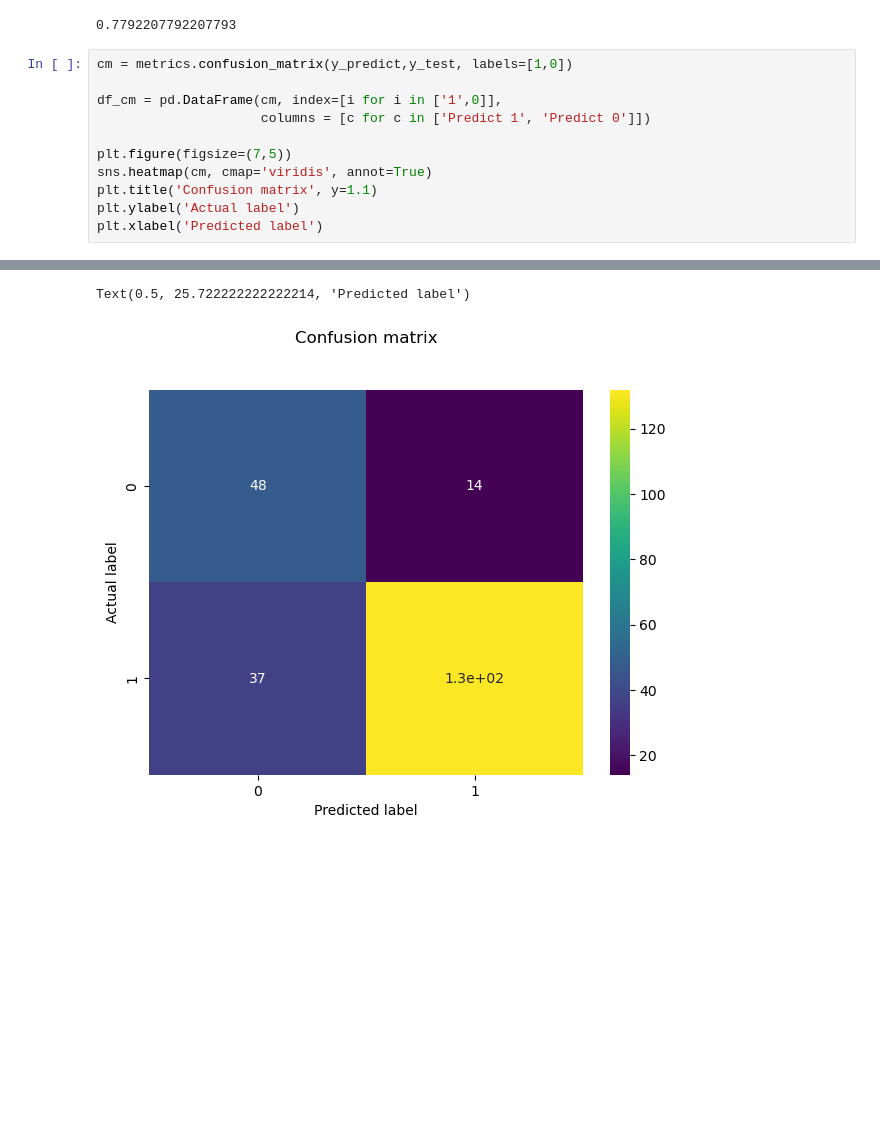
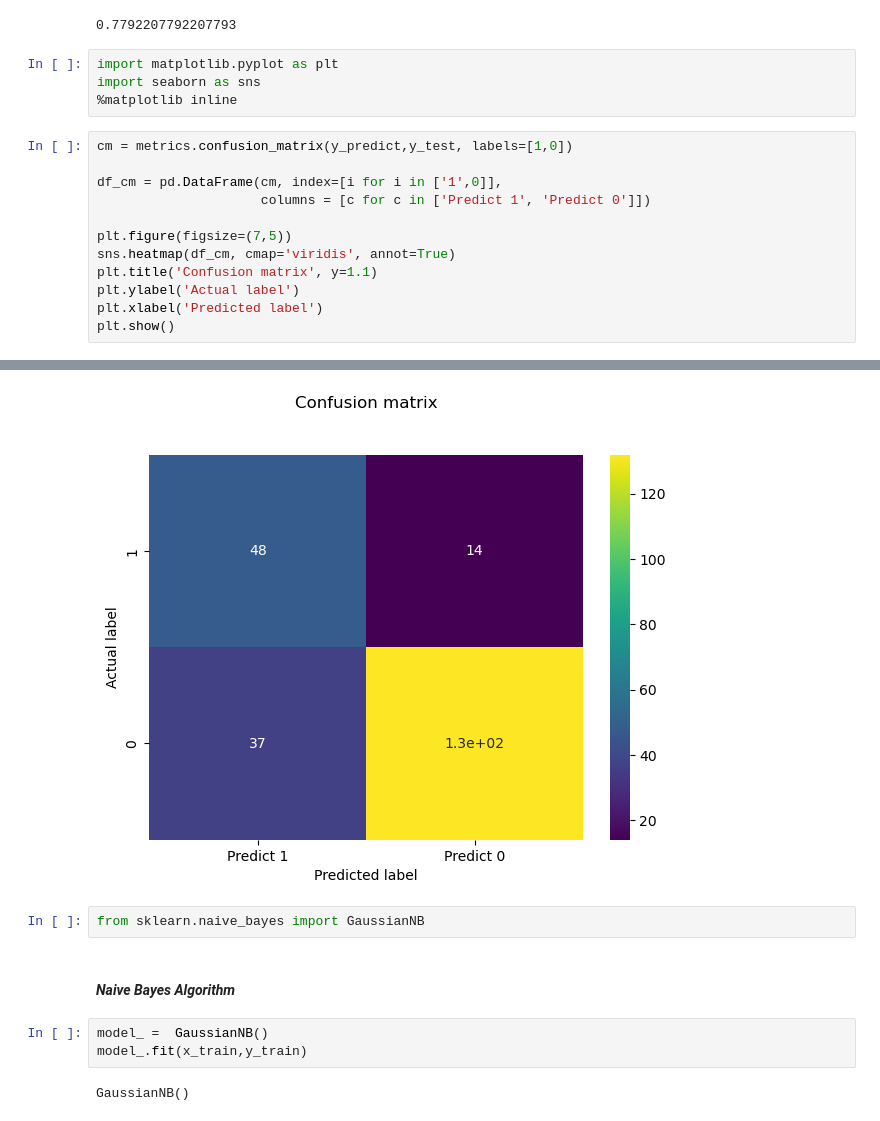
Before and after one commit to Vic3sax/Diabetes-Prediction-Model, a Jupyter notebook: Logistic and GuaussianNB.ipynb, the cells around one changed output, grey strips where cells are left out. Saved outputs shown, nothing was run; the diff lists cells and outputs as text; blank space fills up the shorter version.

Commit message:
logit & GaussianNB Model

```diff
--- a/Logistic-Regression.ipynb
+++ b/Logistic and GuaussianNB.ipynb
@@ -197,6 +201,10 @@ model_score = model.score(x_test, y_test)
 model_score
 # %% [output]
 0.7792207792207793
+# %%
+import matplotlib.pyplot as plt
+import seaborn as sns
+%matplotlib inline
 # %%
 cm = metrics.confusion_matrix(y_predict,y_test, labels=[1,0])
 
@@ -204,9 +212,10 @@ df_cm = pd.DataFrame(cm, index=[i for i in ['1',0]],
                      columns = [c for c in ['Predict 1', 'Predict 0']])
 
 plt.figure(figsize=(7,5))
-sns.heatmap(cm, cmap='viridis', annot=True)
+sns.heatmap(df_cm, cmap='viridis', annot=True)
 plt.title('Confusion matrix', y=1.1)
 plt.ylabel('Actual label')
 plt.xlabel('Predicted label')
+plt.show()
 # %% [output]
 [interactive output not drawn]
@@ -218,2 +222,10 @@ plt.xlabel('Predicted label')
-Text(0.5, 25.722222222222214, 'Predicted label')
-[figure, old version]
+[figure, new version]
+# %%
+from sklearn.naive_bayes import GaussianNB
+# %% [markdown]
+#### *Naive Bayes Algorithm*
+# %%
+model_ =  GaussianNB()
+model_.fit(x_train,y_train)
+# %% [output]
+GaussianNB()
```
Also changed, not shown: parts of 10 cells of this notebook.
